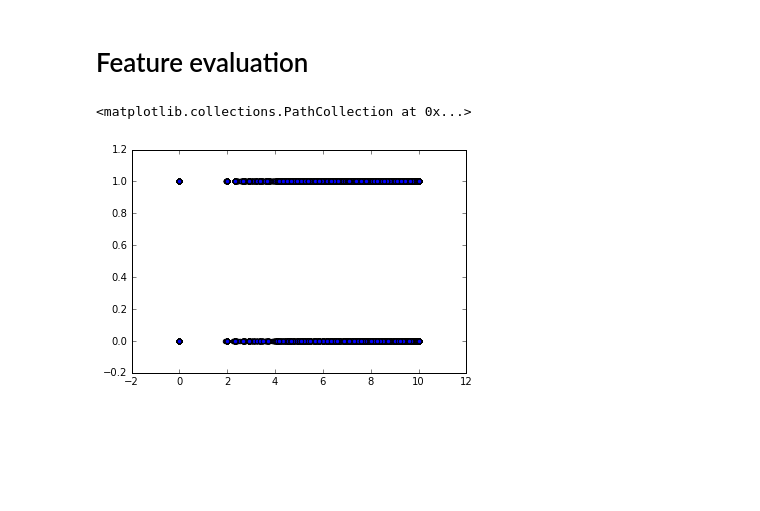
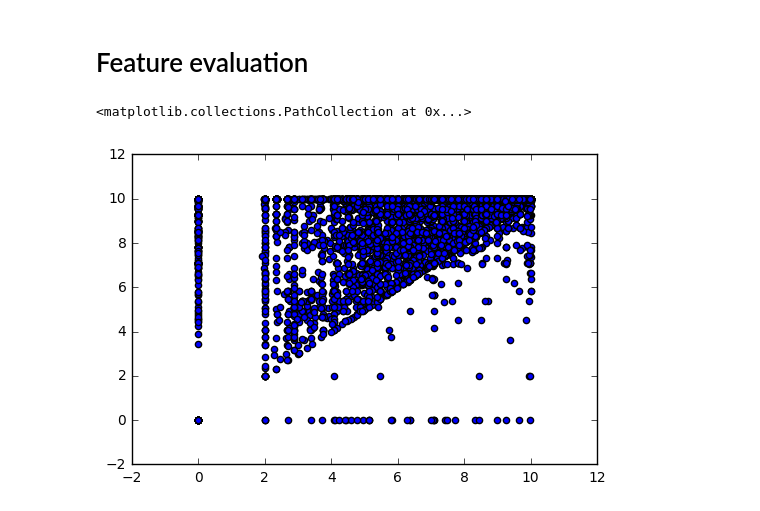
Before and after one commit to lfaucon/ada-project, a Jupyter notebook: feature_analysis_pandas.ipynb, the cells around one changed output. Saved outputs shown, nothing was run; the diff lists cells and outputs as text; code cells hidden in the pictures; blank space fills up the shorter version.

```diff
--- a/feature_analysis_pandas.ipynb
+++ b/feature_analysis_pandas.ipynb
@@ -34,12 +34,16 @@ df.head()
 # %% [markdown]
 # Cleaning
+# %%
+df = df[df.timeBetweenStartAndLastProblem<15]
+# %%
+df = df[df.totalNumberOfProblemSubmissions>1]
 # %% [markdown]
 # Feature evaluation
 # %%
 x= 'firstProblemGrade'
-y= 'watchedAllVideosBeforeFirstProblem'
+y= 'lastProblemGrade'
 
 plt.scatter(df[x],df[y])
 # %% [output]
 <matplotlib.collections.PathCollection at 0x...>
-[figure, old version]
+[figure, new version]
```
Also changed, not shown: parts of 14 cells of this notebook, 2 other files.
